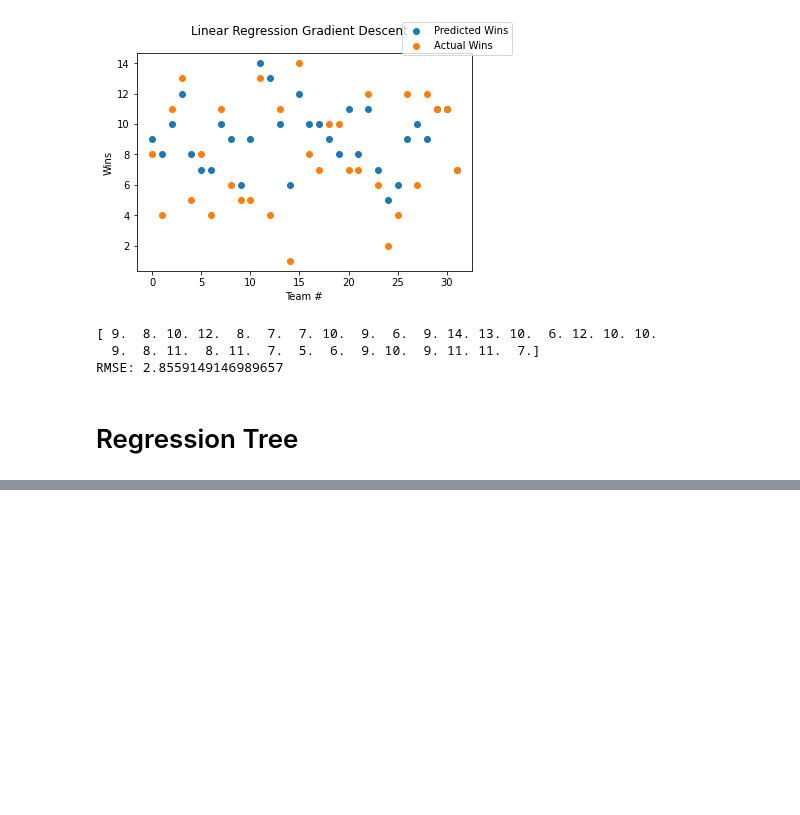
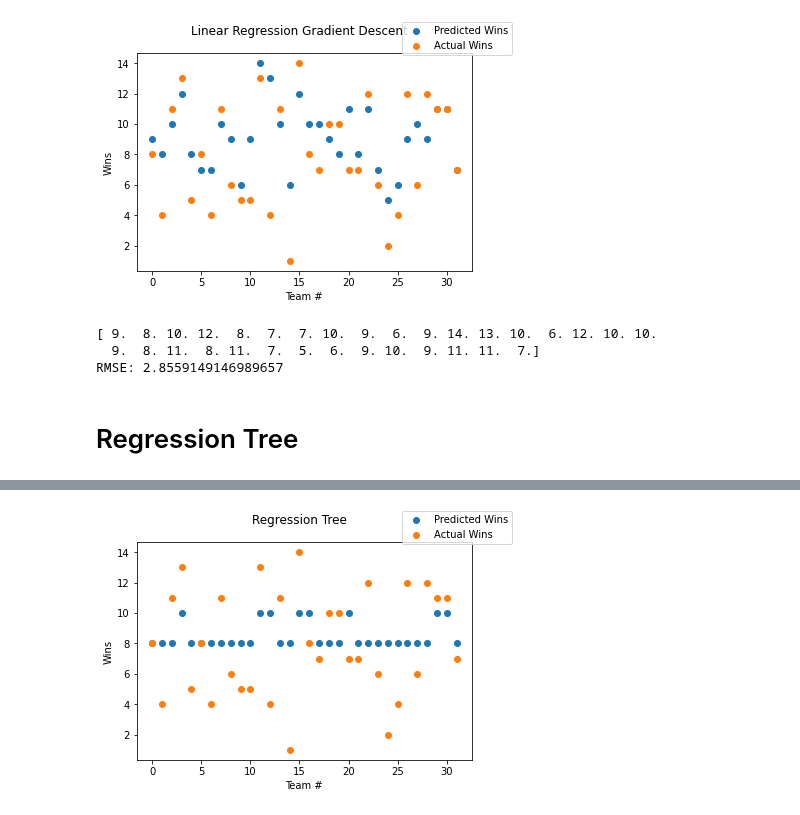
Before and after one commit to JuneyBoy/Football-SL-Project, a Jupyter notebook: Football_Predictions.ipynb, the cells around one changed output, grey strips where cells are left out. Cells and saved outputs as stored; diff of their text form; code cells hidden in the pictures; blank space fills up the shorter version.

Commit message:
RT running, but only gives 1 split

```diff
--- a/Football_Predictions.ipynb
+++ b/Football_Predictions.ipynb
@@ -303,11 +303,11 @@ class TreeNode:
     def __init__(self):
         self.left = None
         self.right = None
-        self.split_column = None
-        self.split = None
-        self.prediction = None
-        self.ssr = None
-        self.is_leaf_node = None
+        self.split_column = -1
+        self.split = -1
+        self.prediction = -1
+        self.ssr = -1
+        self.is_leaf_node = False
 
 
 def find_ssr(observations, column_num, split, lt_num, gt_num):
@@ -315,9 +315,9 @@ def find_ssr(observations, column_num, split, lt_num, gt_num):
     gt_sum = 0
     for observation in observations:
         if observation[column_num] < split:
-            lt_sum += observation[column_num]
+            lt_sum += observation[-1]
         else:
-            gt_sum += observation[column_num]
+            gt_sum += observation[-1]
     lt_prediction = lt_sum / lt_num
     gt_prediction = gt_sum / gt_num
 
@@ -337,30 +337,44 @@ def find_ssr(observations, column_num, split, lt_num, gt_num):
 
 def find_best_split(observations):
     # best_split[0]=SSR, best_split[1]=column(attribute) #, best_split[2]=split value, best_split[3]=# of observations less than split,
-    # best_split[4]=# of observations greater than split, best_split[5]=lt_prediction, best_split[6]=gt_prediction
-    best_split = [float("inf"), -1, 0, 0, 0, 0]
+    # best_split[4]=index of observations greater than split, best_split[5]=lt_prediction, best_split[6]=gt_prediction
+    best_split = [float("inf"), -1, 0, 0, 0, 0, 0]
     # enumerating over all the columns(attributes)
-    for i, _ in enumerate(observations[0][:-1]):
+    # print(observations[0])
+    for i in range(len(observations[0]) - 1):
         sorted_observations = sorted(
             observations, key=lambda observation: observation[i]
         )
 
         for j, _ in enumerate(sorted_observations[:-1]):
-            split = np.mean(sorted_observations[j][i], sorted_observations[j + 1][i])
+            split = np.mean([sorted_observations[j][i], sorted_observations[j + 1][i]])
             ssr = find_ssr(
-                observations, i, split, j + 1, len(sorted_observations[:-1] - (j + 1))
+                observations, i, split, j + 1, len(sorted_observations) - (j + 1)
             )
 
             if best_split[0] > ssr[0]:
-                best_split = [ssr[0], i, split, j + 1, len(sorted_observations[:-1] - (j + 1)), ssr[1], ssr[2]]
-
+                # print(ssr[0])
+                best_split = [
+                    ssr[0],
+                    i,
+                    split,
+                    j + 1,
+                    len(sorted_observations) - (j + 1),
+                    ssr[1],
+                    ssr[2],
+                ]
+    print(best_split)
     return best_split
 
 
-def grow_tree(root, observations, min_num_of_observations_per_split=5, min_ssr_delta=1):
+def grow_tree(root, observations, min_num_of_observations_per_split=3, min_ssr_delta=0):
     while True:
         split_info = find_best_split(observations)
-        if split_info[3] < min_num_of_observations_per_split or split_info[4] < min_num_of_observations_per_split or split_info[0] < root.ssr - min_ssr_delta:
+        if (
+            split_info[3] < min_num_of_observations_per_split
+            or split_info[4] < min_num_of_observations_per_split
+            or root.ssr - split_info[0] < min_ssr_delta
+        ):
             child = TreeNode()
             child.split_column = split_info[1]
             child.split = split_info[2]
@@ -373,35 +387,69 @@ def grow_tree(root, observations, min_num_of_observations_per_split=5, min_ssr_d
             child.left.is_leaf_node = True
 
             child.right = TreeNode()
-            child.right.prediction = split_info[5]
+            child.right.prediction = split_info[6]
             child.right.is_leaf_node = True
 
-            return child, True
+            return child
 
         root.split_column = split_info[1]
         root.split = split_info[2]
         root.ssr = split_info[0]
-        root.left, stop_condition_1_met = grow_tree(observations[split_info[3]])
-        root.right, stop_condition_2_met = grow_tree(observations[split_info[4]])
+        root.left = grow_tree(root, observations[:split_info[3]])
+        root.right = grow_tree(root, observations[split_info[3]:])
         root.is_leaf_node = False
 
-
-
-        if stop_condition_1_met or stop_condition_2_met:
+        if root.left.left or root.right.right:
             break
 
     return root
+
 
 def get_predictions_from_tree(root, test_set):
     predictions = []
     for datum in test_set:
         current_node = root
 
-        while current_node.is_leaf_node:
+        while not current_node.is_leaf_node:
             if datum[current_node.split_column] < current_node.split:
                 current_node = current_node.left
             else:
                 current_node = current_node.right
 
         predictions.append(current_node.prediction)
+
+    return predictions
+
+
+root = grow_tree(
+    TreeNode(), training_examples
+)
+
+predicted_wins = np.round(
+    get_predictions_from_tree(
+        root, [validation_example[:-1] for validation_example in validation_examples]
+    )
+)
+
+actual_wins = [validation_example[-1] for validation_example in validation_examples]
+
+ex_nums = [i for i in range(len(predicted_wins))]
+
+fig = plt.figure()
+
+plt.scatter(ex_nums, predicted_wins, label="Predicted Wins")
+plt.scatter(
+    ex_nums,
+    actual_wins,
+    label="Actual Wins",
+)
+
+fig.suptitle("Regression Tree")
+plt.xlabel("Team #")
+plt.ylabel("Wins")
+fig.legend()
+plt.show()
+
+print(predicted_wins)
+print("RMSE: {}".format(rmse(predicted_wins, actual_wins)))
 # %% [output]
@@ -408,0 +457 @@ IndentationError: expected an indented block (2061874934.py, line 64)
+[figure, added]
```
Also changed, not shown: parts of 1 cell of this notebook.
